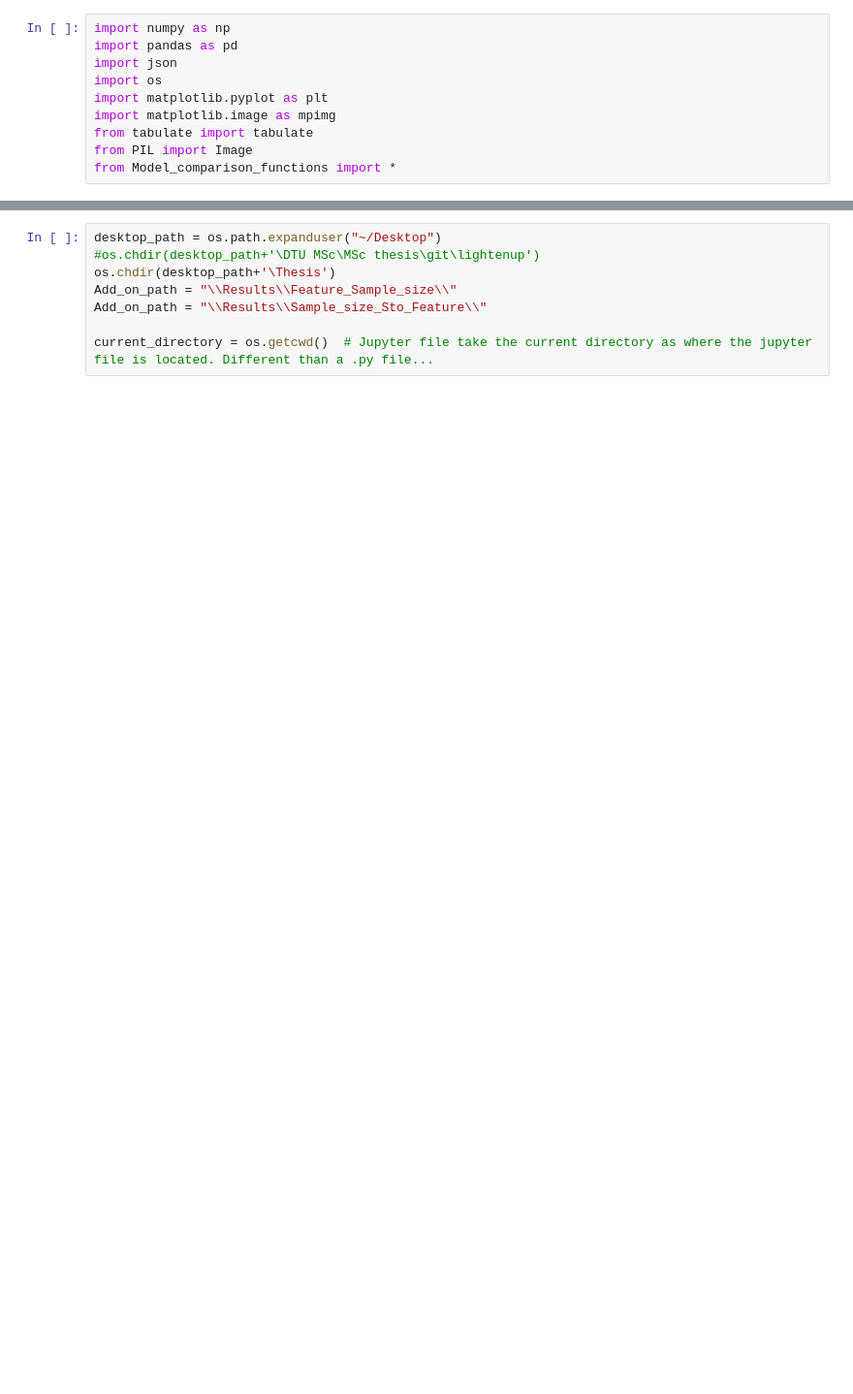
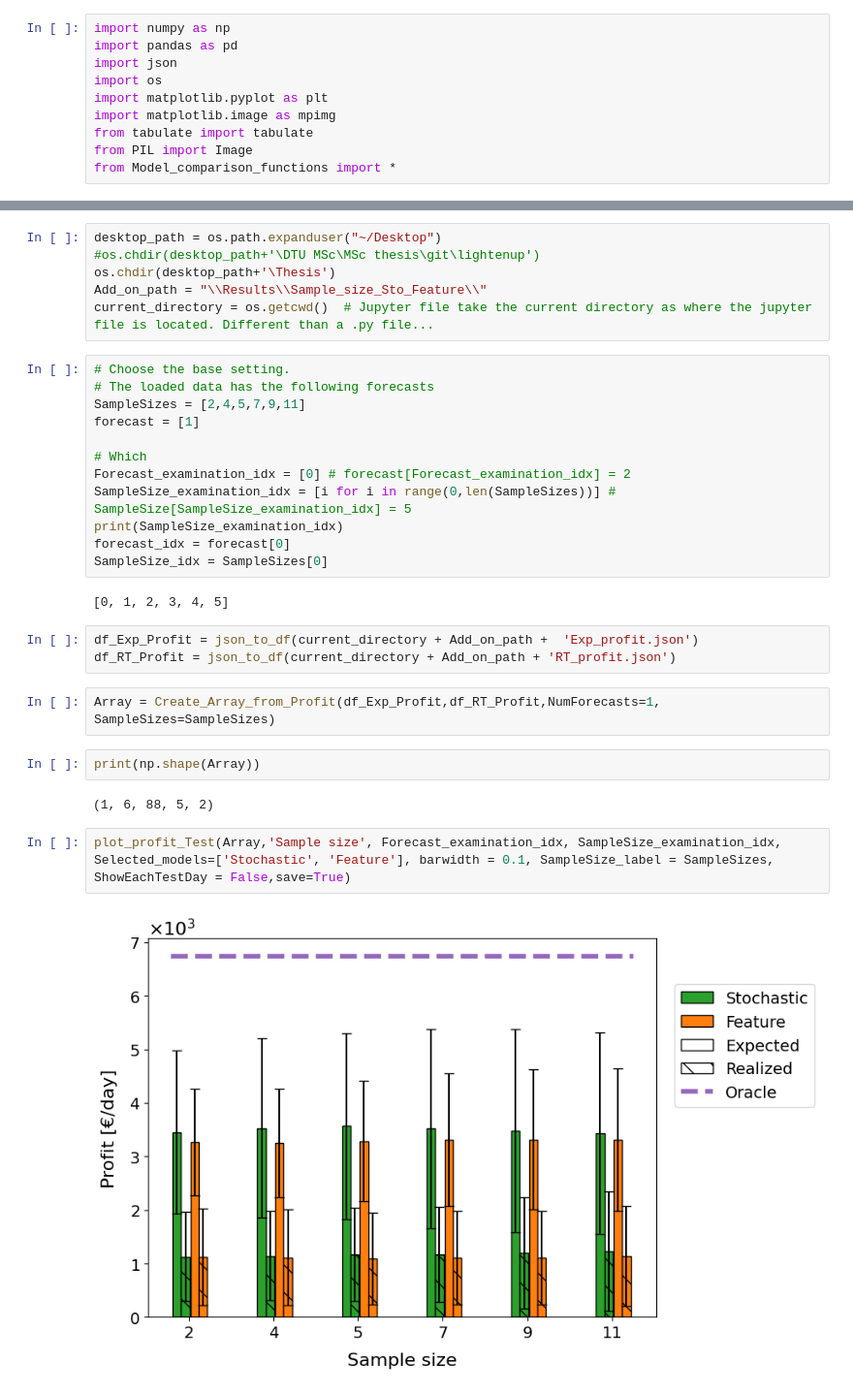
Before and after one commit to junesooshin/lightenup, a Jupyter notebook: Model and Result Examination/Result - Sample size.ipynb, the cells around one changed output, grey strips where cells are left out. Shown at 97% size. Cells and saved outputs as stored; diff of their text form; blank space fills up the shorter version.

Commit message:
Base, forecast, acceptance results done

```diff
--- a/Model and Result Examination/Result - Sample size.ipynb
+++ b/Model and Result Examination/Result - Sample size.ipynb
@@ -16,7 +21,32 @@ Set path:
 desktop_path = os.path.expanduser("~/Desktop")
 #os.chdir(desktop_path+'\DTU MSc\MSc thesis\git\lightenup')
 os.chdir(desktop_path+'\Thesis')
-Add_on_path = "\\Results\\Feature_Sample_size\\"
 Add_on_path = "\\Results\\Sample_size_Sto_Feature\\"
-
 current_directory = os.getcwd()  # Jupyter file take the current directory as where the jupyter file is located. Different than a .py file...
+# %%
+# Choose the base setting.
+# The loaded data has the following forecasts
+SampleSizes = [2,4,5,7,9,11]
+forecast = [1]
+
+# Which
+Forecast_examination_idx = [0] # forecast[Forecast_examination_idx] = 2
+SampleSize_examination_idx = [i for i in range(0,len(SampleSizes))] # SampleSize[SampleSize_examination_idx] = 5
+print(SampleSize_examination_idx)
+forecast_idx = forecast[0]
+SampleSize_idx = SampleSizes[0]
+# %% [output]
+[0, 1, 2, 3, 4, 5]
+# %%
+df_Exp_Profit = json_to_df(current_directory + Add_on_path +  'Exp_profit.json')
+df_RT_Profit = json_to_df(current_directory + Add_on_path + 'RT_profit.json')
+# %%
+Array = Create_Array_from_Profit(df_Exp_Profit,df_RT_Profit,NumForecasts=1, SampleSizes=SampleSizes)
+# %%
+print(np.shape(Array))
+# %% [output]
+(1, 6, 88, 5, 2)
+# %%
+plot_profit_Test(Array,'Sample size', Forecast_examination_idx, SampleSize_examination_idx, Selected_models=['Stochastic', 'Feature'], barwidth = 0.1, SampleSize_label = SampleSizes,  ShowEachTestDay = False,save=True)
+# %% [output]
+[figure, added]
```
Also changed, not shown: parts of 22 cells of this notebook, 7 other files.
